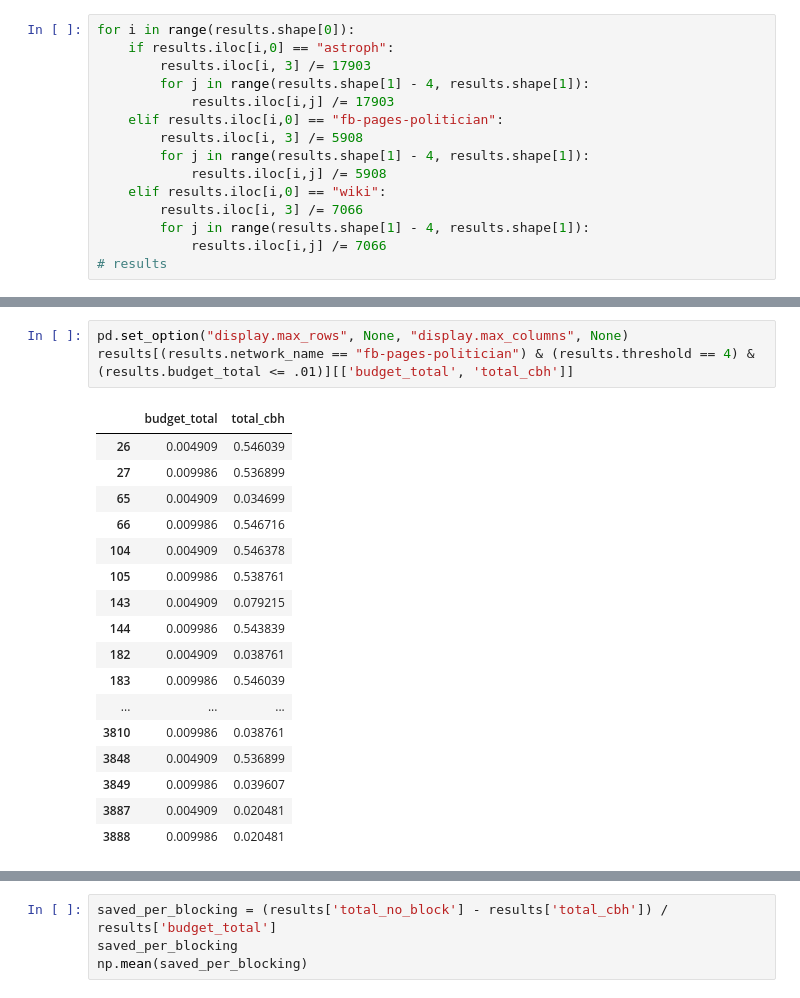
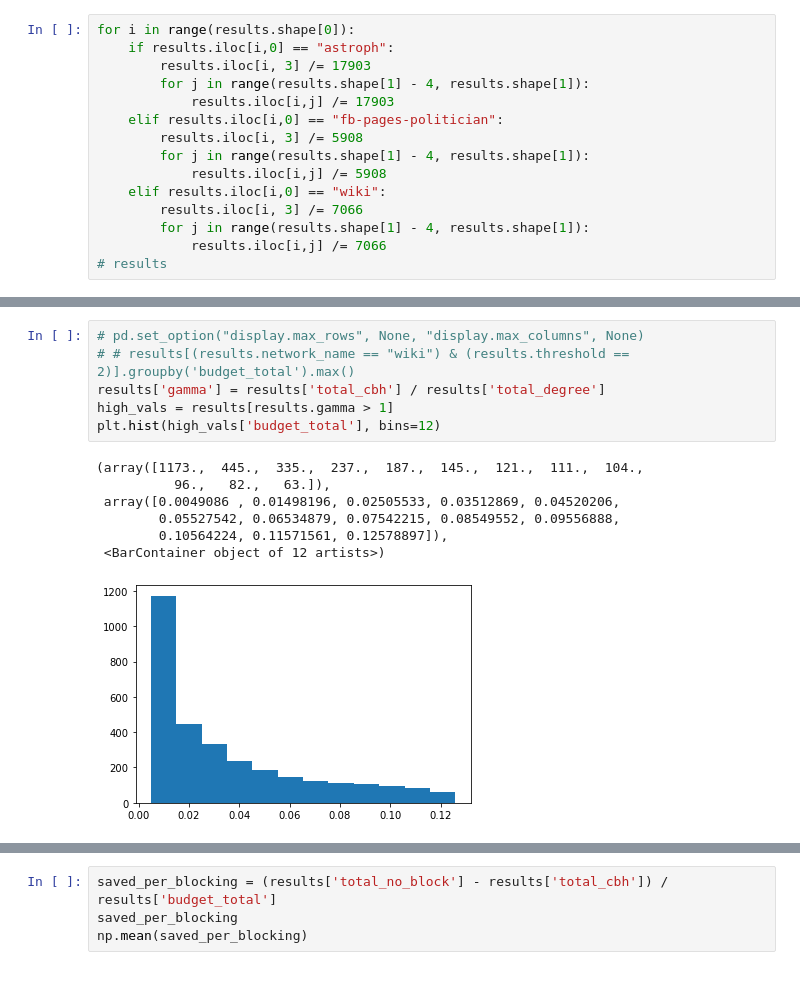
Before and after one commit to hcars/threshold_simulations_refactored, a Jupyter notebook: complex_net_proposal/experiment_results/analysis.ipynb, the cells around one changed output, grey strips where cells are left out. Drawn from its saved outputs; the diff is of its cells as text.

```diff
--- a/complex_net_proposal/experiment_results/analysis.ipynb
+++ b/complex_net_proposal/experiment_results/analysis.ipynb
@@ -64,24 +48,17 @@ threshold
 # %%
-pd.set_option("display.max_rows", None, "display.max_columns", None)
-results[(results.network_name == "fb-pages-politician") & (results.threshold == 4) & (results.budget_total <= .01)][['budget_total', 'total_cbh']]
+# pd.set_option("display.max_rows", None, "display.max_columns", None)
+# # results[(results.network_name == "wiki") & (results.threshold == 2)].groupby('budget_total').max()
+results['gamma'] = results['total_cbh'] / results['total_degree']
+high_vals = results[results.gamma > 1]
+plt.hist(high_vals['budget_total'], bins=12)
 # %% [output]
-|  | budget_total | total_cbh |
-| 26 | 0.004909 | 0.546039 |
-| 27 | 0.009986 | 0.536899 |
-| 65 | 0.004909 | 0.034699 |
-| 66 | 0.009986 | 0.546716 |
-| 104 | 0.004909 | 0.546378 |
-| 105 | 0.009986 | 0.538761 |
-| 143 | 0.004909 | 0.079215 |
-| 144 | 0.009986 | 0.543839 |
-| 182 | 0.004909 | 0.038761 |
-| 183 | 0.009986 | 0.546039 |
-| ... | ... | ... |
-| 3810 | 0.009986 | 0.038761 |
-| 3848 | 0.004909 | 0.536899 |
-| 3849 | 0.009986 | 0.039607 |
-| 3887 | 0.004909 | 0.020481 |
-| 3888 | 0.009986 | 0.020481 |
+(array([1173.,  445.,  335.,  237.,  187.,  145.,  121.,  111.,  104.,
+          96.,   82.,   63.]),
+ array([0.0049086 , 0.01498196, 0.02505533, 0.03512869, 0.04520206,
+        0.05527542, 0.06534879, 0.07542215, 0.08549552, 0.09556888,
+        0.10564224, 0.11571561, 0.12578897]),
+ <BarContainer object of 12 artists>)
+[figure, added]
 # %%
 
 
```
Also changed, not shown: parts of 5 cells of this notebook, 16 other files.
